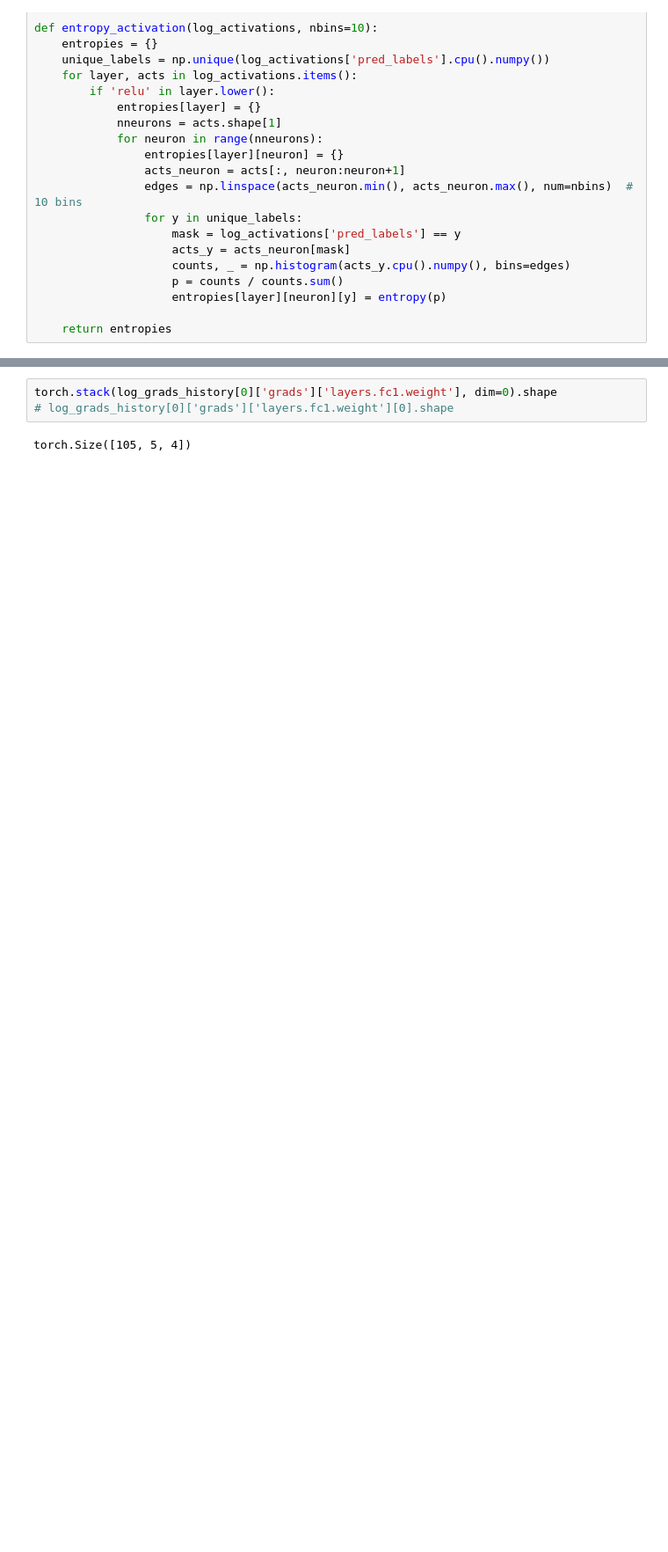
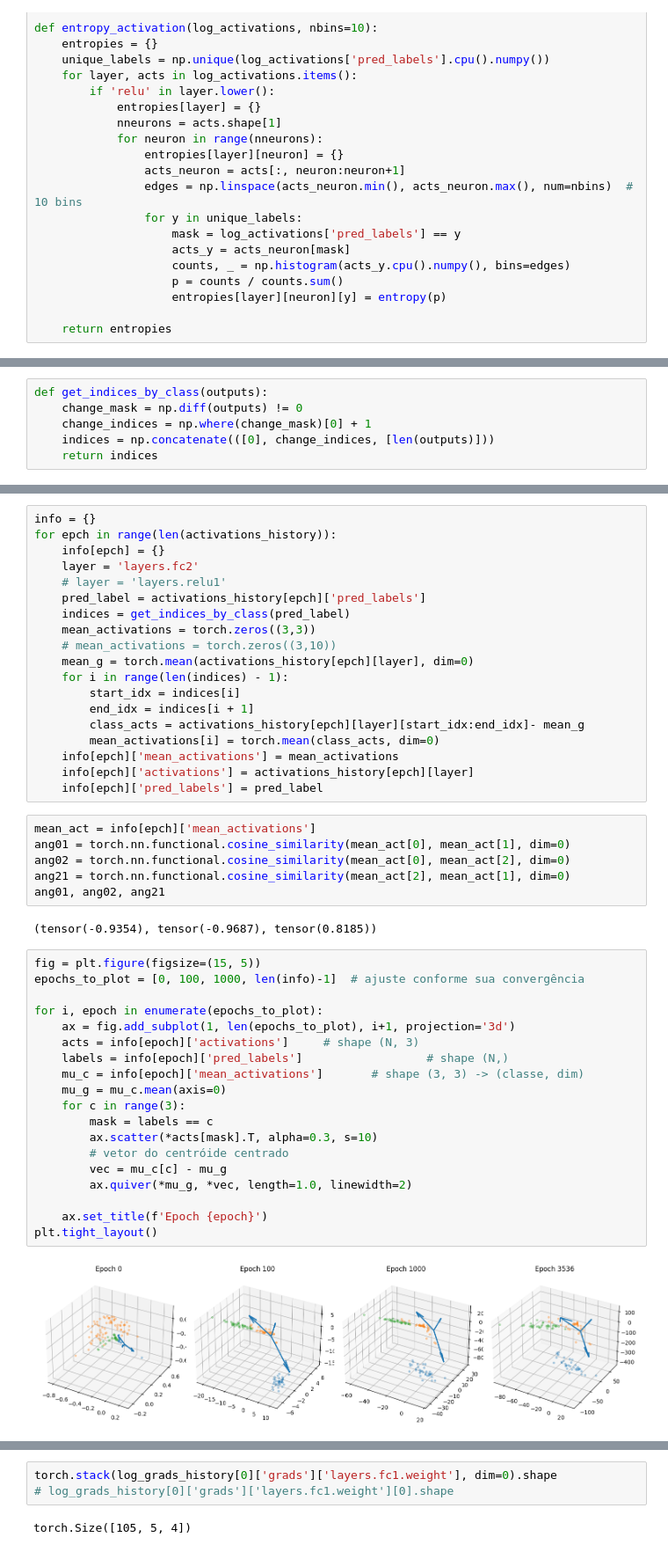
Before and after one commit to JessicaRch/knowledge_distillation, a Jupyter notebook: first_experiments/neural_collapse.ipynb, the cells around one changed output, grey strips where cells are left out. Shown at 88% size. Saved outputs shown, nothing was run; the diff lists cells and outputs as text; blank space fills up the shorter version.

```diff
--- a/first_experiments/neural_collapse.ipynb
+++ b/first_experiments/neural_collapse.ipynb
@@ -125,0 +156,6 @@ print( Evaluator(teacher).accuracy(train_loader),  Evaluator(teacher).accuracy(t
+# %%
+def get_indices_by_class(outputs):
+    change_mask = np.diff(outputs) != 0
+    change_indices = np.where(change_mask)[0] + 1
+    indices = np.concatenate(([0], change_indices, [len(outputs)]))
+    return indices
@@ -125,0 +172,48 @@ print( Evaluator(teacher).accuracy(train_loader),  Evaluator(teacher).accuracy(t
+# %%
+info = {}
+for epch in range(len(activations_history)):
+    info[epch] = {}
+    layer = 'layers.fc2'
+    # layer = 'layers.relu1'
+    pred_label = activations_history[epch]['pred_labels']
+    indices = get_indices_by_class(pred_label)
+    mean_activations = torch.zeros((3,3))
+    # mean_activations = torch.zeros((3,10))
+    mean_g = torch.mean(activations_history[epch][layer], dim=0)
+    for i in range(len(indices) - 1):
+        start_idx = indices[i]
+        end_idx = indices[i + 1]
+        class_acts = activations_history[epch][layer][start_idx:end_idx]- mean_g
+        mean_activations[i] = torch.mean(class_acts, dim=0)
+    info[epch]['mean_activations'] = mean_activations
+    info[epch]['activations'] = activations_history[epch][layer]
+    info[epch]['pred_labels'] = pred_label
+# %%
+mean_act = info[epch]['mean_activations']
+ang01 = torch.nn.functional.cosine_similarity(mean_act[0], mean_act[1], dim=0)
+ang02 = torch.nn.functional.cosine_similarity(mean_act[0], mean_act[2], dim=0)
+ang21 = torch.nn.functional.cosine_similarity(mean_act[2], mean_act[1], dim=0)
+ang01, ang02, ang21
+# %% [output]
+(tensor(-0.9354), tensor(-0.9687), tensor(0.8185))
+# %%
+fig = plt.figure(figsize=(15, 5))
+epochs_to_plot = [0, 100, 1000, len(info)-1]  # ajuste conforme sua convergência
+
+for i, epoch in enumerate(epochs_to_plot):
+    ax = fig.add_subplot(1, len(epochs_to_plot), i+1, projection='3d')
+    acts = info[epoch]['activations']     # shape (N, 3)
+    labels = info[epoch]['pred_labels']                  # shape (N,)
+    mu_c = info[epoch]['mean_activations']       # shape (3, 3) -> (classe, dim)
+    mu_g = mu_c.mean(axis=0)
+    for c in range(3):
+        mask = labels == c
+        ax.scatter(*acts[mask].T, alpha=0.3, s=10)
+        # vetor do centróide centrado
+        vec = mu_c[c] - mu_g
+        ax.quiver(*mu_g, *vec, length=1.0, linewidth=2)
+
+    ax.set_title(f'Epoch {epoch}')
+plt.tight_layout()
+# %% [output]
+[figure, added]
```
Also changed, not shown: parts of 6 cells of this notebook.
